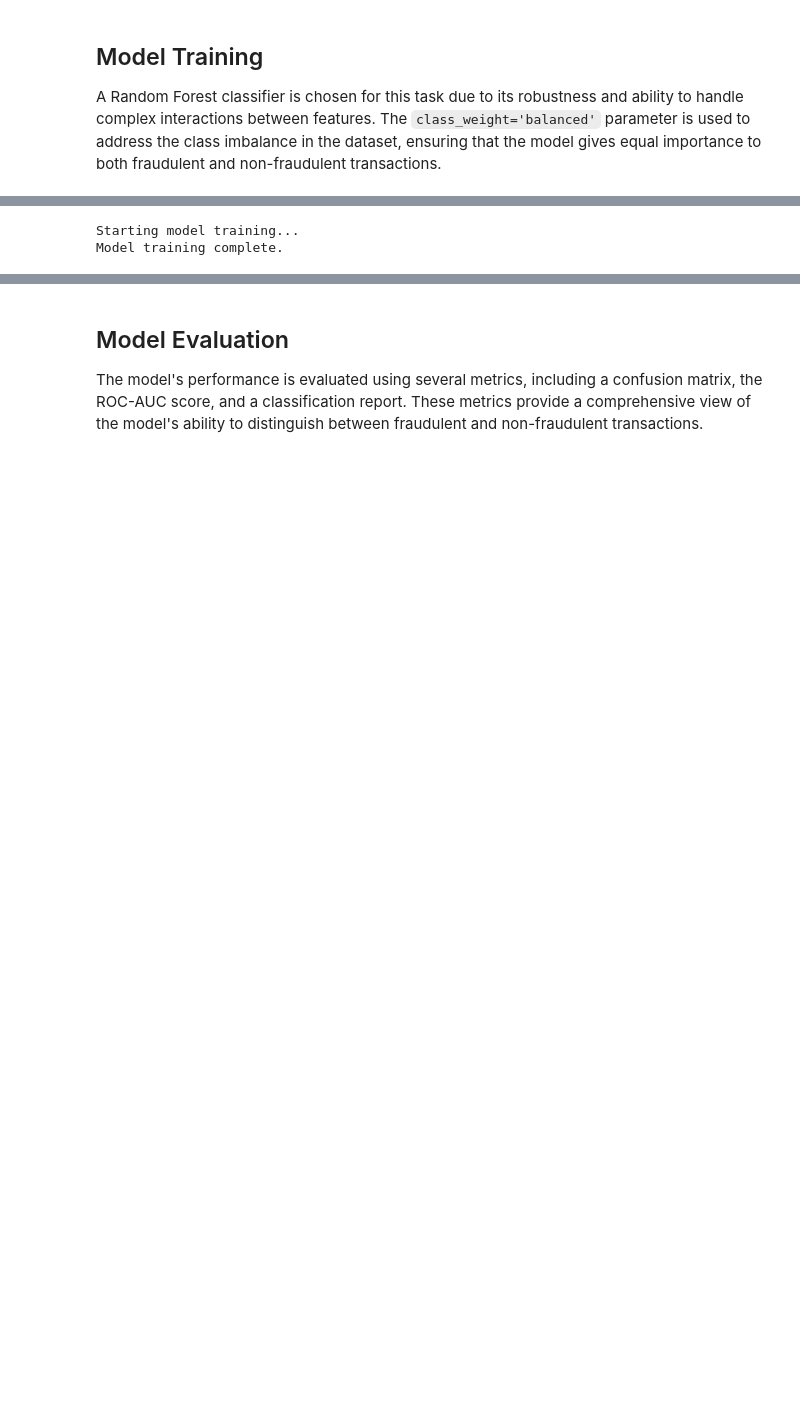
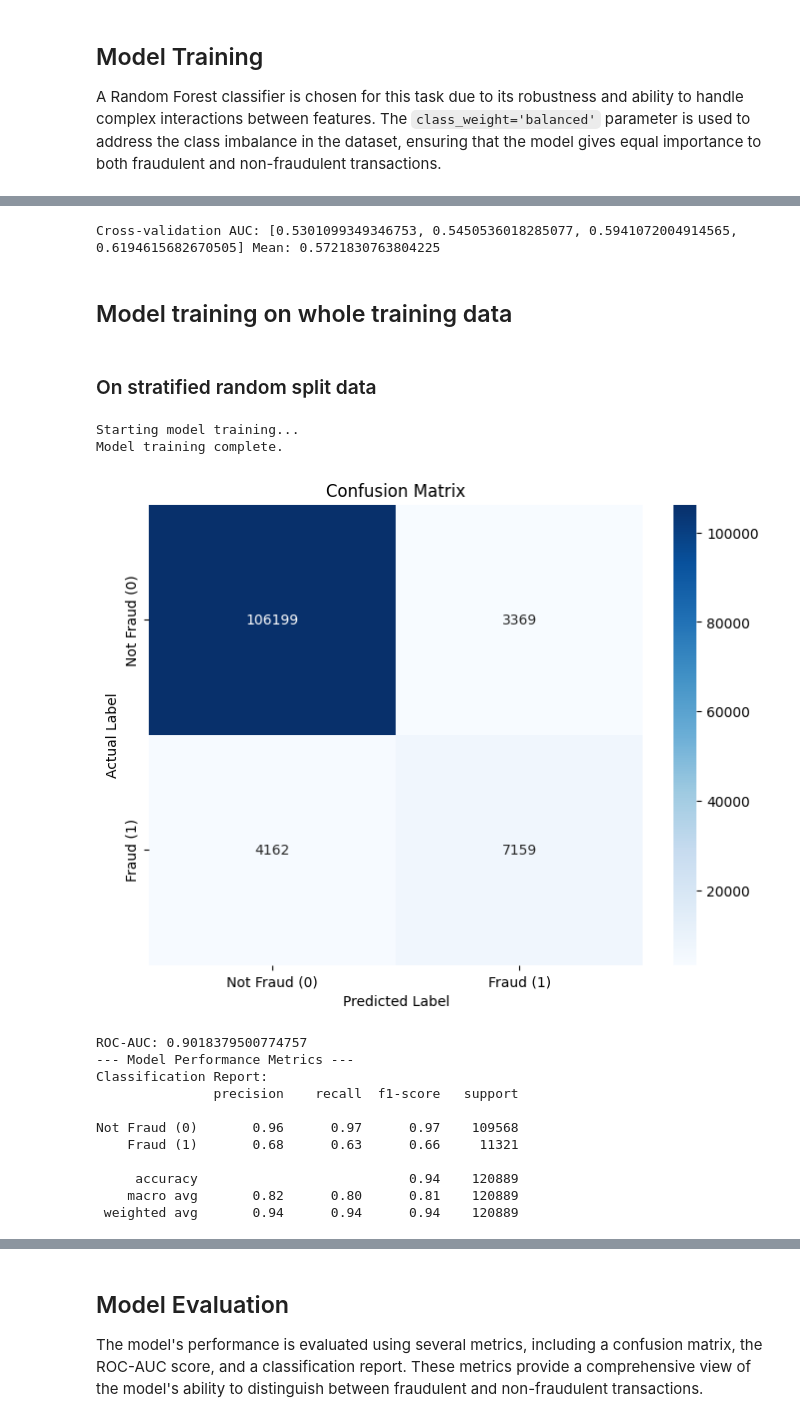
Before and after one commit to abhicr01/Fraud_Detection, a Jupyter notebook: Random_Forest_method.ipynb, the cells around one changed output, grey strips where cells are left out. Saved outputs shown, nothing was run; the diff lists cells and outputs as text; code cells hidden in the pictures; blank space fills up the shorter version.

```diff
--- a/Random_Forest_method.ipynb
+++ b/Random_Forest_method.ipynb
@@ -152,8 +219,12 @@ hashed_ip_df_train.head()
 # %%
 # Combine all the engineered features.
+# old_feature_set = ['purchase_value', 'age', 'secs_since_signup', 'purchase_hour', 'purchase_day',
+#               'purchase_month', 'dev_prev_txns', 'ip_prev_txns', 'secs_since_dev','ip_address']
+
+#    hashed_ip_df_train,    hashed_device_df_train
+feature_set = ['purchase_value', 'age', 'secs_since_signup', 'secs_since_dev',
+               'purchase_hour', 'purchase_day', 'purchase_month']
 final_features_train = pd.concat([
-    train_df[['purchase_value', 'age', 'time_to_purchase_sec', 'purchase_hour']],
-    encoded_df_train,
-    hashed_ip_df_train,
-    hashed_device_df_train
+    train_df[feature_set],
+    encoded_df_train
 ], axis=1)
@@ -209 +388,28 @@ A Random Forest classifier is chosen for this task due to its robustness and abi
+# %%
+tscv = TimeSeriesSplit(n_splits=4)
+
+clf = RandomForestClassifier(
+    n_estimators=100,
+    class_weight="balanced",
+    max_depth=10, min_samples_leaf=20, max_features=0.5,
+    random_state=42
+)
+
+val_scores = []
+for train_idx, val_idx in tscv.split(X_train_time):
+    X_tr, X_val = X_train_time.iloc[train_idx], X_train_time.iloc[val_idx]
+    y_tr, y_val = y_train_time.iloc[train_idx], y_train_time.iloc[val_idx]
+
+    clf.fit(X_tr, y_tr)
+    preds = clf.predict_proba(X_val)[:, 1]
+    score = roc_auc_score(y_val, preds)
+    val_scores.append(score)
+
+print("Cross-validation AUC:", val_scores, "Mean:", sum(val_scores)/len(val_scores))
+# %% [output]
+Cross-validation AUC: [0.5301099349346753, 0.5450536018285077, 0.5941072004914565, 0.6194615682670505] Mean: 0.5721830763804225
+# %% [markdown]
+## Model training on whole training data
+# %% [markdown]
+### On stratified random split data
 # %%
@@ -217,3 +426,36 @@ print("Model training complete.")
 # %% [output]
 Starting model training...
 Model training complete.
+# %%
+y_pred = model.predict(X_train)
+y_pred_proba = model.predict_proba(X_train)[:, 1]
+#y_pred = (y_pred_proba > 0.5).astype(int)
+cm = confusion_matrix(y_train, y_pred)
+plt.figure(figsize=(8, 6))
+sns.heatmap(cm, annot=True, fmt='d', cmap='Blues',
+            xticklabels=['Not Fraud (0)', 'Fraud (1)'],
+            yticklabels=['Not Fraud (0)', 'Fraud (1)'])
+plt.title('Confusion Matrix')
+plt.ylabel('Actual Label')
+plt.xlabel('Predicted Label')
+plt.show()
+
+fpr, tpr, thresholds = roc_curve(y_train, y_pred_proba)
+roc_auc = roc_auc_score(y_train, y_pred_proba)
+print(f"ROC-AUC: {roc_auc}")
+print("--- Model Performance Metrics ---")
+print("Classification Report:")
+print(classification_report(y_train, y_pred, target_names=['Not Fraud (0)', 'Fraud (1)']))
+# %% [output]
+[figure, added]
+ROC-AUC: 0.9018379500774757
+--- Model Performance Metrics ---
+Classification Report:
+               precision    recall  f1-score   support
+
+Not Fraud (0)       0.96      0.97      0.97    109568
+    Fraud (1)       0.68      0.63      0.66     11321
+
+     accuracy                           0.94    120889
+    macro avg       0.82      0.80      0.81    120889
+ weighted avg       0.94      0.94      0.94    120889
```
Also changed, not shown: parts of 57 cells of this notebook.
